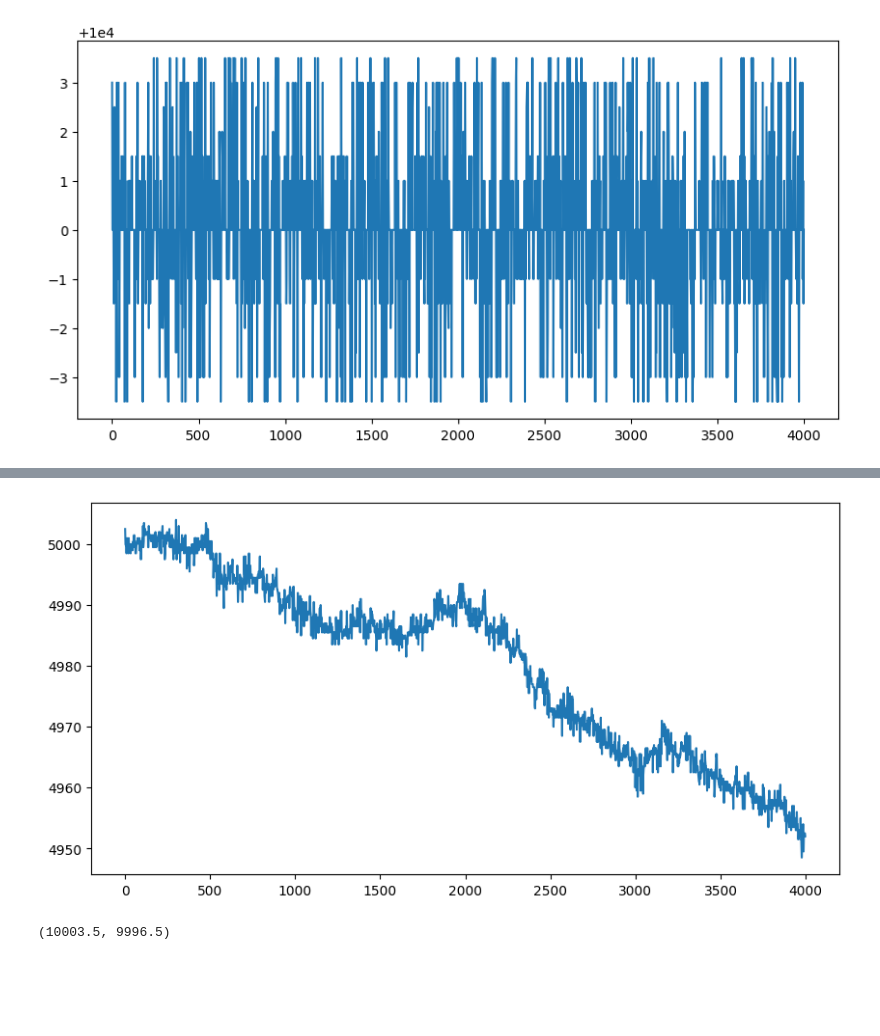
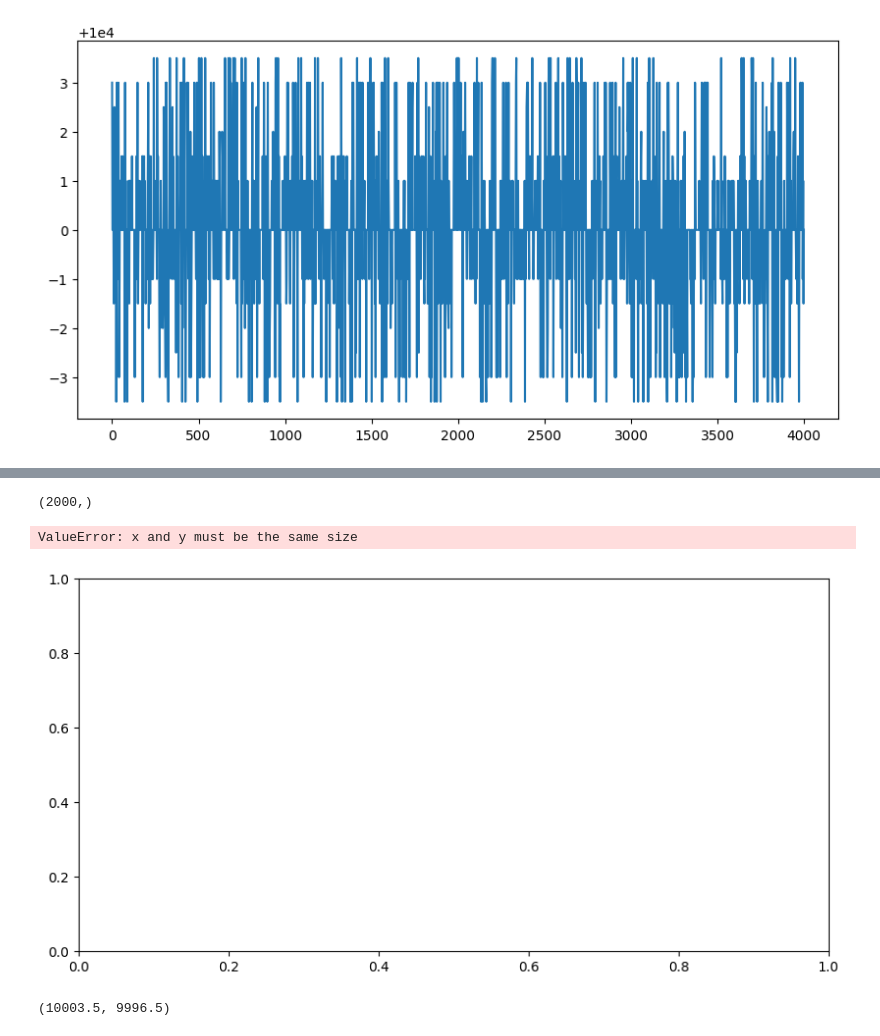
Before and after one commit to aemilani/imc-prosperity-2, a Jupyter notebook: explore_logs.ipynb, the cells around one changed output, grey strips where cells are left out. Saved outputs shown, nothing was run; the diff lists cells and outputs as text; code cells hidden in the pictures; blank space fills up the shorter version.

Commit message:
updated how acceptable price is calculated

```diff
--- a/explore_logs.ipynb
+++ b/explore_logs.ipynb
@@ -72,3 +72,7 @@ plt.plot(activities[activities['product'] == 'AMETHYSTS']['mid_price'])
 plt.show()
 # %% [output]
 [figure]
+# %%
+price = [5000]
+for p in activities[activities['product'] == 'STARFRUIT']['mid_price']:
+    price.append(price[-1] * 0.9 + p * 0.1)
@@ -75,9 +85,15 @@ plt.show()
+# %%
+activities[activities['product'] == 'STARFRUIT']['mid_price'].shape
+# %% [output]
+(2000,)
 # %%
 plt.figure(figsize=(10, 5))
-plt.plot(activities[activities['product'] == 'STARFRUIT']['mid_price'])
+plt.scatter(range(activities[activities['product'] == 'STARFRUIT'].shape[0], activities[activities['product'] == 'STARFRUIT']['mid_price'], marker='.')
+plt.plot(price[1:])
 plt.show()
 # %% [output]
+ValueError: x and y must be the same size
-[figure, old version]
+[figure, new version]
 # %%
 activities[activities['product'] == 'AMETHYSTS']['mid_price'].max(), activities[activities['product'] == 'AMETHYSTS']['mid_price'].min()
 # %% [output]
```
Also changed, not shown: parts of 1 cell of this notebook, 1 other file.
